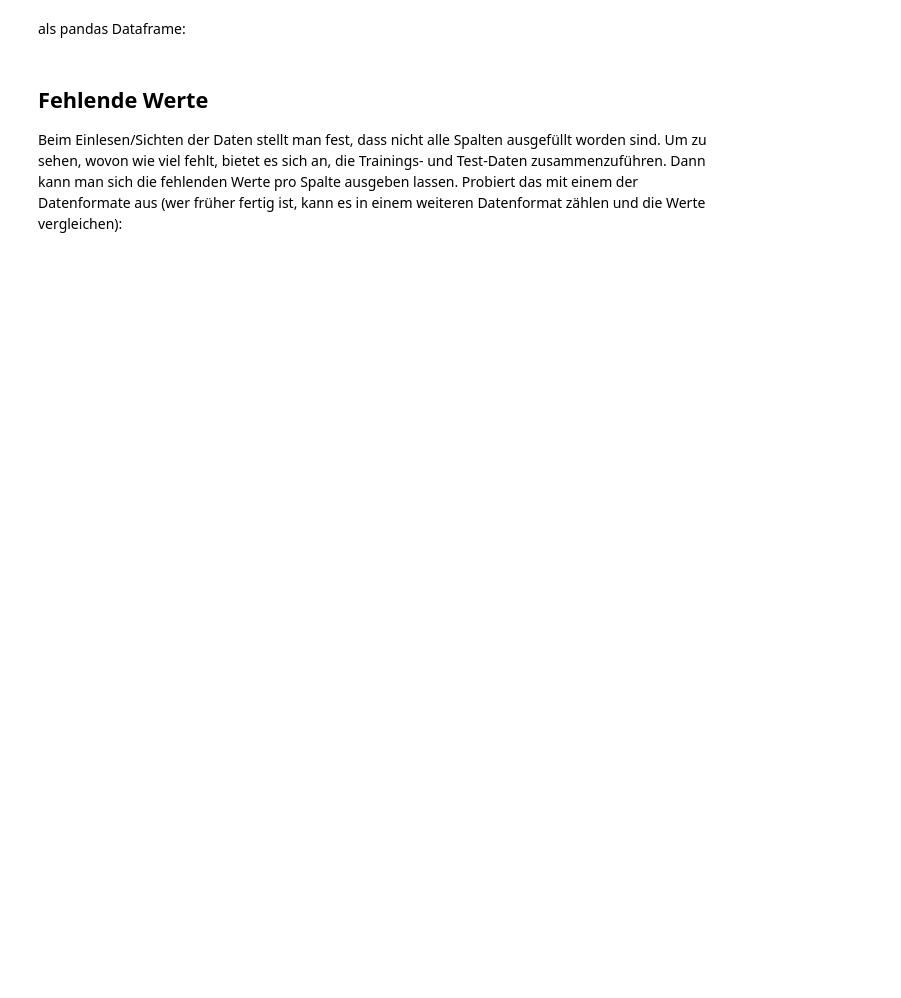
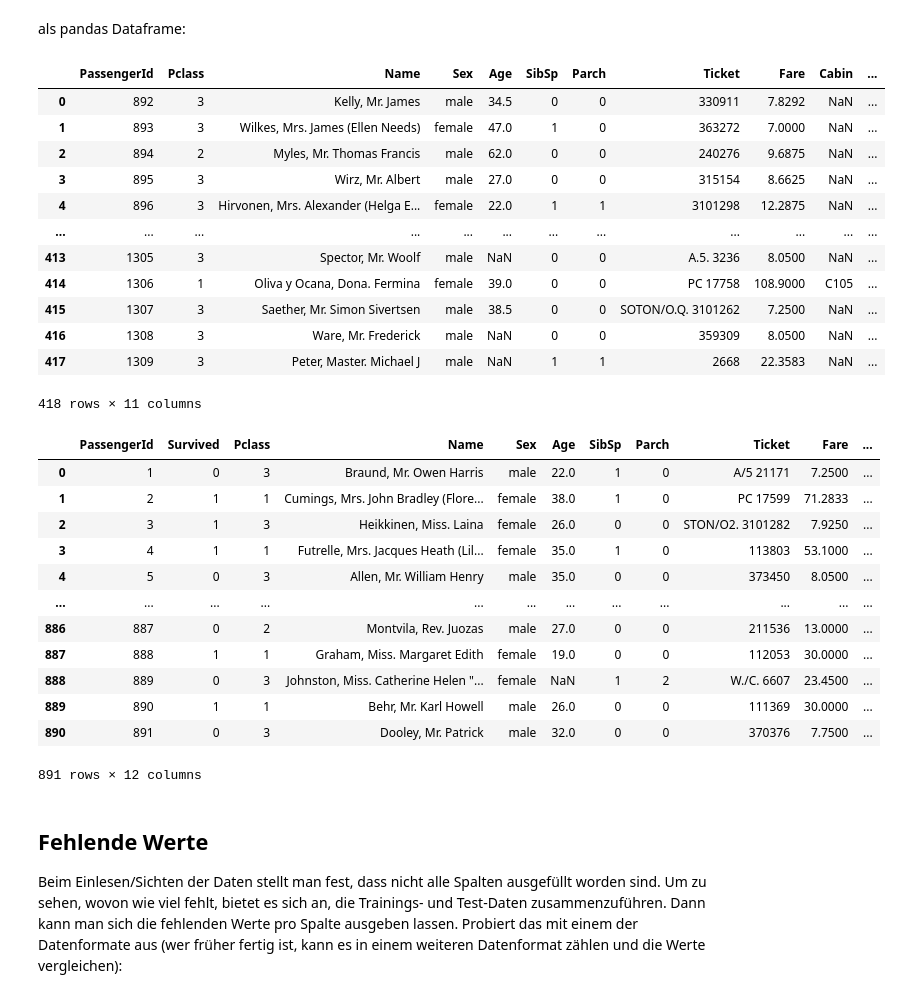
Before and after one commit to mihail95/CLMethode, a Jupyter notebook: Week1/Tutorium/python_warmup.ipynb, the cells around one changed output. Drawn from its saved outputs; the diff is of its cells as text; code cells hidden in the pictures; blank space fills up the shorter version.

Commit message:
First tutorium

```diff
--- a/Week1/Tutorium/python_warmup.ipynb
+++ b/Week1/Tutorium/python_warmup.ipynb
@@ -31,3 +31,14 @@ als Liste von Listen:
 # %%
 train_list = []
 test_list = []
+files = [('test.csv', test_list), ('train.csv', train_list)]
+
+for file in files:
+    with open(file[0]) as input:
+        for id, row in enumerate(input):
+            if id != 0: file[1].append(row.replace("\n","").split("\t"))
+
+print("Test list: \n")
+print(test_list, "\n\n")
+print("Train list: \n")
+print(train_list)
@@ -36,3 +56,24 @@ als nested dictionary:
 # %%
 train_dict = {}
 test_dict = {}
+files = [('test.csv', test_dict), ('train.csv', train_dict)]
+
+
+for file in files:
+    with open(file[0]) as input:
+        first_row = []
+        for id, row in enumerate(input):
+            row_array = row.replace("\n","").split("\t")
+            if id == 0: first_row = row_array
+
+            else:
+                row_dict = {}
+                for idx,col in enumerate(first_row):
+                    if idx != 0:
+                        row_dict[col] = row_array[idx]
+
+                file[1][row_array[0]] = row_dict
+
+print(first_row)
+print(test_dict)
+print(train_dict)
@@ -40,6 +85,41 @@ test_dict = {}
 als pandas Dataframe:
 # %%
 import pandas as pd
+dataframes = []
+files = ['test.csv', 'train.csv']
+
+for file in files:
+    dataframes.append(pd.read_csv(file, sep = '\t'))
+
+display(dataframes[0])
+display(dataframes[1])
+# %% [output]
+|  | PassengerId | Pclass | Name | Sex | Age | SibSp | Parch | Ticket | Fare | Cabin | ... |
+| 0 | 892 | 3 | Kelly, Mr. James | male | 34.5 | 0 | 0 | 330911 | 7.8292 | NaN | ... |
+| 1 | 893 | 3 | Wilkes, Mrs. James (Ellen Needs) | female | 47.0 | 1 | 0 | 363272 | 7.0000 | NaN | ... |
+| 2 | 894 | 2 | Myles, Mr. Thomas Francis | male | 62.0 | 0 | 0 | 240276 | 9.6875 | NaN | ... |
+| 3 | 895 | 3 | Wirz, Mr. Albert | male | 27.0 | 0 | 0 | 315154 | 8.6625 | NaN | ... |
+| 4 | 896 | 3 | Hirvonen, Mrs. Alexander (Helga E... | female | 22.0 | 1 | 1 | 3101298 | 12.2875 | NaN | ... |
+| ... | ... | ... | ... | ... | ... | ... | ... | ... | ... | ... | ... |
+| 413 | 1305 | 3 | Spector, Mr. Woolf | male | NaN | 0 | 0 | A.5. 3236 | 8.0500 | NaN | ... |
+| 414 | 1306 | 1 | Oliva y Ocana, Dona. Fermina | female | 39.0 | 0 | 0 | PC 17758 | 108.9000 | C105 | ... |
+| 415 | 1307 | 3 | Saether, Mr. Simon Sivertsen | male | 38.5 | 0 | 0 | SOTON/O.Q. 3101262 | 7.2500 | NaN | ... |
+| 416 | 1308 | 3 | Ware, Mr. Frederick | male | NaN | 0 | 0 | 359309 | 8.0500 | NaN | ... |
+| 417 | 1309 | 3 | Peter, Master. Michael J | male | NaN | 1 | 1 | 2668 | 22.3583 | NaN | ... |
+418 rows × 11 columns
+|  | PassengerId | Survived | Pclass | Name | Sex | Age | SibSp | Parch | Ticket | Fare | ... |
+| 0 | 1 | 0 | 3 | Braund, Mr. Owen Harris | male | 22.0 | 1 | 0 | A/5 21171 | 7.2500 | ... |
+| 1 | 2 | 1 | 1 | Cumings, Mrs. John Bradley (Flore... | female | 38.0 | 1 | 0 | PC 17599 | 71.2833 | ... |
+| 2 | 3 | 1 | 3 | Heikkinen, Miss. Laina | female | 26.0 | 0 | 0 | STON/O2. 3101282 | 7.9250 | ... |
+| 3 | 4 | 1 | 1 | Futrelle, Mrs. Jacques Heath (Lil... | female | 35.0 | 1 | 0 | 113803 | 53.1000 | ... |
+| 4 | 5 | 0 | 3 | Allen, Mr. William Henry | male | 35.0 | 0 | 0 | 373450 | 8.0500 | ... |
+| ... | ... | ... | ... | ... | ... | ... | ... | ... | ... | ... | ... |
+| 886 | 887 | 0 | 2 | Montvila, Rev. Juozas | male | 27.0 | 0 | 0 | 211536 | 13.0000 | ... |
+| 887 | 888 | 1 | 1 | Graham, Miss. Margaret Edith | female | 19.0 | 0 | 0 | 112053 | 30.0000 | ... |
+| 888 | 889 | 0 | 3 | Johnston, Miss. Catherine Helen "... | female | NaN | 1 | 2 | W./C. 6607 | 23.4500 | ... |
+| 889 | 890 | 1 | 1 | Behr, Mr. Karl Howell | male | 26.0 | 0 | 0 | 111369 | 30.0000 | ... |
+| 890 | 891 | 0 | 3 | Dooley, Mr. Patrick | male | 32.0 | 0 | 0 | 370376 | 7.7500 | ... |
+891 rows × 12 columns
 # %% [markdown]
 ## Fehlende Werte
 Beim Einlesen/Sichten der Daten stellt man fest, dass nicht alle Spalten ausgefüllt worden sind. Um zu sehen, wovon wie viel fehlt, bietet es sich an, die Trainings- und Test-Daten zusammenzuführen. Dann kann man sich die fehlenden Werte pro Spalte ausgeben lassen. Probiert das mit einem der Datenformate aus (wer früher fertig ist, kann es in einem weiteren Datenformat zählen und die Werte vergleichen):
```
Also changed, not shown: parts of 3 cells of this notebook.
